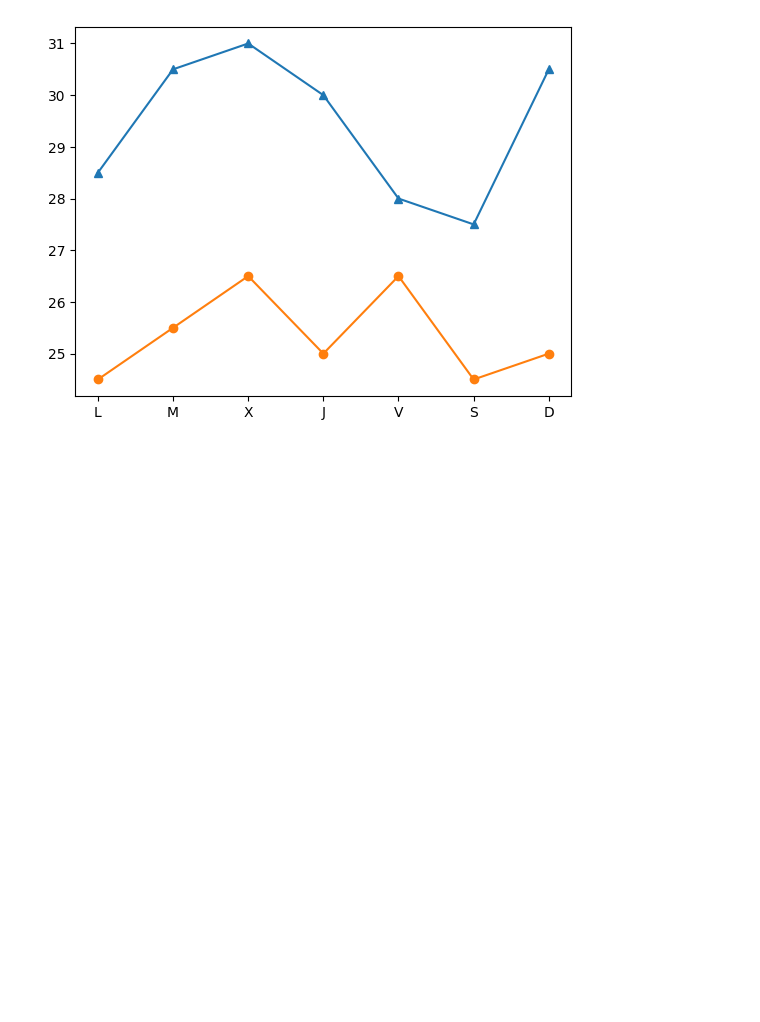
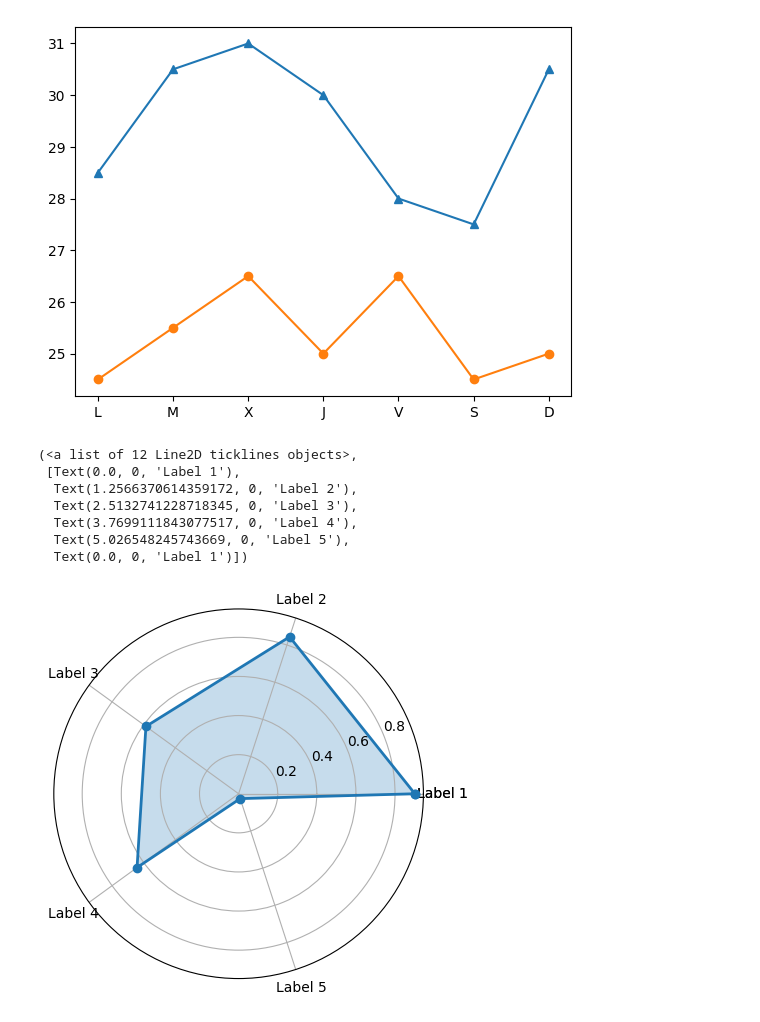
Before and after one commit to rene-marquez/MAIN, a Jupyter notebook: first pandas notebook.ipynb, the cells around one changed output. Saved outputs shown, nothing was run; the diff lists cells and outputs as text; code cells hidden in the pictures; blank space fills up the shorter version.

```diff
--- a/first pandas notebook.ipynb
+++ b/first pandas notebook.ipynb
@@ -324,3 +324,27 @@ plt.show()
 # %% [output]
 [figure]
 [figure]
+# %%
+import pandas as pd
+import numpy as np
+import matplotlib.pyplot as plt
+# Creación de un conjunto de datos aleatorio
+angles = np.linspace(0, 2 * np.pi, 5, endpoint=False)
+values = np.random.random(5)
+# Se repite el primer valor para cerrar el gráfico
+angles=np.concatenate((angles, [angles[0]]))
+values=np.concatenate((values, [values[0]]))
+labels=['Label 1', 'Label 2', 'Label 3', 'Label 4', 'Label 5', 'Label 1']
+# Representación del mapa de calor
+plt.polar(angles, values, 'o-', linewidth=2)
+plt.fill(angles, values, alpha=0.25)
+plt.thetagrids(angles * 180 / np.pi, labels)
+# %% [output]
+(<a list of 12 Line2D ticklines objects>,
+ [Text(0.0, 0, 'Label 1'),
+  Text(1.2566370614359172, 0, 'Label 2'),
+  Text(2.5132741228718345, 0, 'Label 3'),
+  Text(3.7699111843077517, 0, 'Label 4'),
+  Text(5.026548245743669, 0, 'Label 5'),
+  Text(0.0, 0, 'Label 1')])
+[figure, added]
```
Also changed, not shown: 6 other files.
